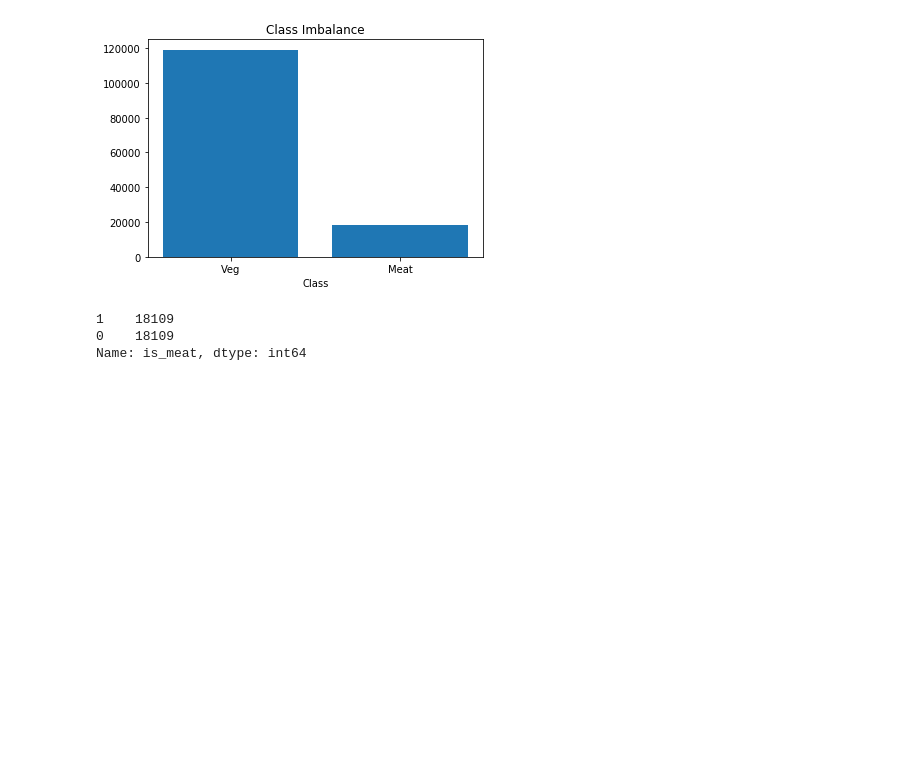
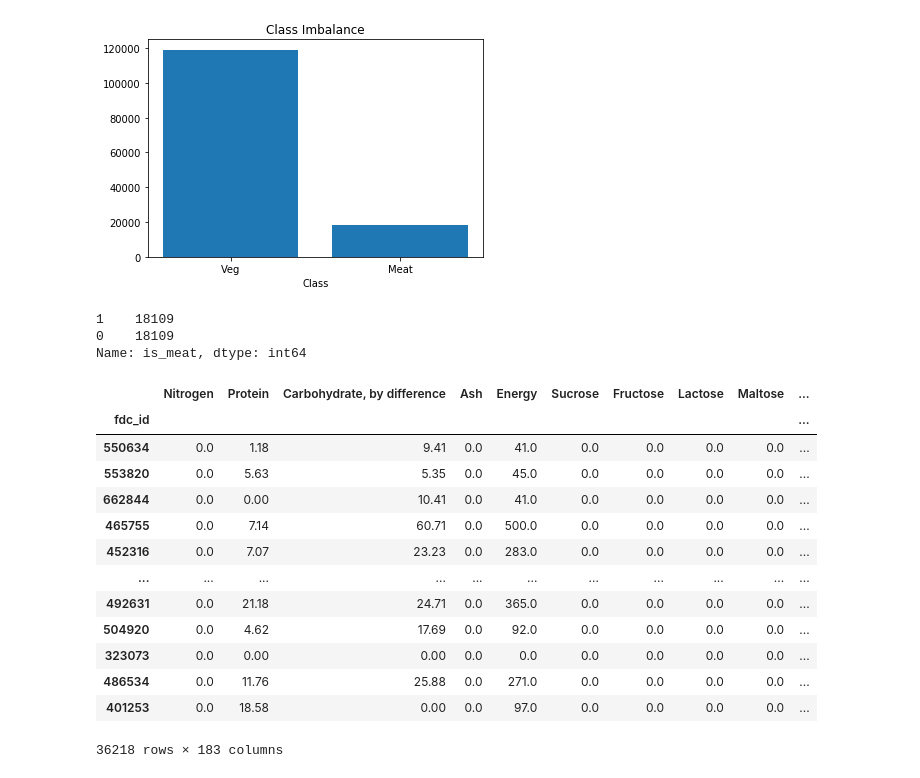
Before and after one commit to Mycotic/Food-Classifier, a Jupyter notebook: feature selection and reshaping.ipynb, the cells around one changed output. Drawn from its saved outputs; the diff is of its cells as text; code cells hidden in the pictures; blank space fills up the shorter version.

```diff
--- a/feature selection and reshaping.ipynb
+++ b/feature selection and reshaping.ipynb
@@ -109,6 +109,23 @@ y_train.value_counts()
 1    18109
 0    18109
 Name: is_meat, dtype: int64
+# %%
+x_train
+# %% [output]
+|  | Nitrogen | Protein | Carbohydrate, by difference | Ash | Energy | Sucrose | Fructose | Lactose | Maltose | ... |
+| fdc_id |  |  |  |  |  |  |  |  |  | ... |
+| 550634 | 0.0 | 1.18 | 9.41 | 0.0 | 41.0 | 0.0 | 0.0 | 0.0 | 0.0 | ... |
+| 553820 | 0.0 | 5.63 | 5.35 | 0.0 | 45.0 | 0.0 | 0.0 | 0.0 | 0.0 | ... |
+| 662844 | 0.0 | 0.00 | 10.41 | 0.0 | 41.0 | 0.0 | 0.0 | 0.0 | 0.0 | ... |
+| 465755 | 0.0 | 7.14 | 60.71 | 0.0 | 500.0 | 0.0 | 0.0 | 0.0 | 0.0 | ... |
+| 452316 | 0.0 | 7.07 | 23.23 | 0.0 | 283.0 | 0.0 | 0.0 | 0.0 | 0.0 | ... |
+| ... | ... | ... | ... | ... | ... | ... | ... | ... | ... | ... |
+| 492631 | 0.0 | 21.18 | 24.71 | 0.0 | 365.0 | 0.0 | 0.0 | 0.0 | 0.0 | ... |
+| 504920 | 0.0 | 4.62 | 17.69 | 0.0 | 92.0 | 0.0 | 0.0 | 0.0 | 0.0 | ... |
+| 323073 | 0.0 | 0.00 | 0.00 | 0.0 | 0.0 | 0.0 | 0.0 | 0.0 | 0.0 | ... |
+| 486534 | 0.0 | 11.76 | 25.88 | 0.0 | 271.0 | 0.0 | 0.0 | 0.0 | 0.0 | ... |
+| 401253 | 0.0 | 18.58 | 0.00 | 0.0 | 97.0 | 0.0 | 0.0 | 0.0 | 0.0 | ... |
+36218 rows × 183 columns
 # %%
 # maybe can just use ds_train but w.e
 refull = pd.concat([y_train,x_train], axis=1)
```
Also changed, not shown: 5 other files.
